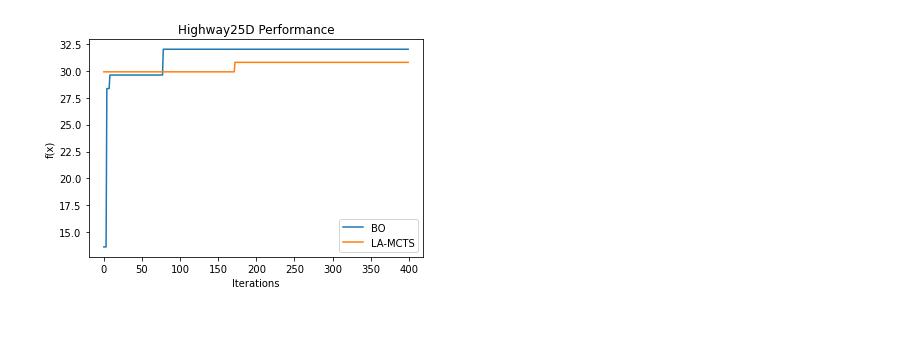
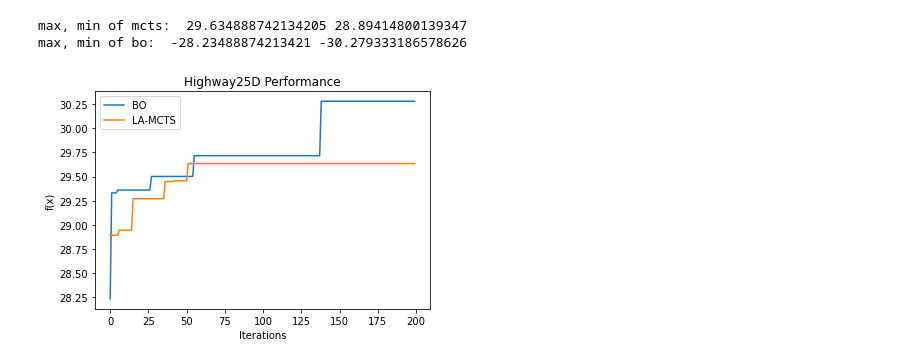
Before and after one commit to ericke8/CSE257_Project, a Jupyter notebook: LA-MCTS/graph_data.ipynb, the cells around one changed output. Drawn from its saved outputs; the diff is of its cells as text; code cells hidden in the pictures; blank space fills up the shorter version.

```diff
--- a/LA-MCTS/graph_data.ipynb
+++ b/LA-MCTS/graph_data.ipynb
@@ -29,4 +29,7 @@ df
+# %%
+df = df.fillna(method='ffill')
 # %%
-df.dropna(axis = 1, how='all')
+df = df.dropna(axis = 0, how='all')
+df
 # %% [output]
 |  | 0 |
@@ -69,2 +74,7 @@ plt.plot(means, label='LA-MCTS')
 # %%
 means = np.array(means)
+# %%
+df_base = pd.read_csv(baseline_path, header=None, names = [i for i in range(200)])
+df_base = df_base.T
+df_base = df_base.fillna(method = 'ffill')
+df_base
@@ -71,18 +97,22 @@ means = np.array(means)
+# %%
+base_mean = base_mean[1:]
+base_mean = base_mean.tolist() + [base_mean.tolist()[-1]]
+base_mean = np.array(base_mean)
+# %%
+print('max, min of mcts: ', np.max(means), np.min(means))
+print('max, min of bo: ', np.max(base_mean), np.min(base_mean))
+# %% [output]
+max, min of mcts:  29.634888742134205 28.89414800139347
+max, min of bo:  -28.23488874213421 -30.279333186578626
 # %%
 plt.title('Highway25D Performance')
 plt.ylabel('f(x)')
 plt.xlabel('Iterations')
-
-df_base = pd.read_csv(baseline_path, header=None)
-df_base = df_base.T
-base_mean = df_base.mean(axis = 1)
-
-
-plt.plot(base_mean, label = 'BO')
+plt.plot(base_mean*-1, label = 'BO')
 plt.plot(means, label='LA-MCTS')
 
 plt.legend()
-plt.show()
-# plt.savefig('graphs/perf.png')
+# plt.show()
+plt.savefig('graphs/highway_perf.png')
 # %% [output]
-[figure, old version]
+[figure, new version]
```
Also changed, not shown: parts of 7 cells of this notebook, 12 other files.
